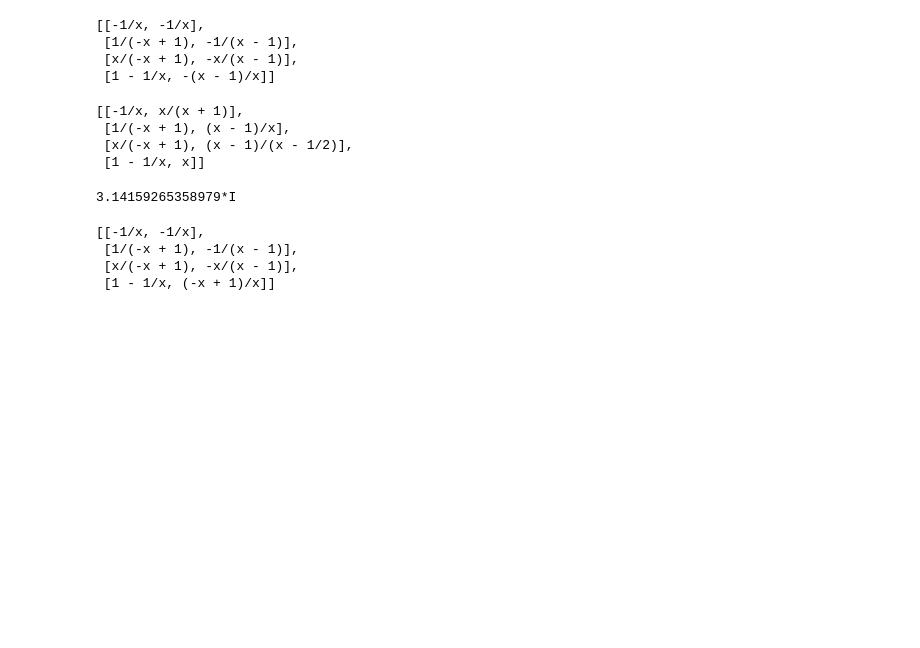
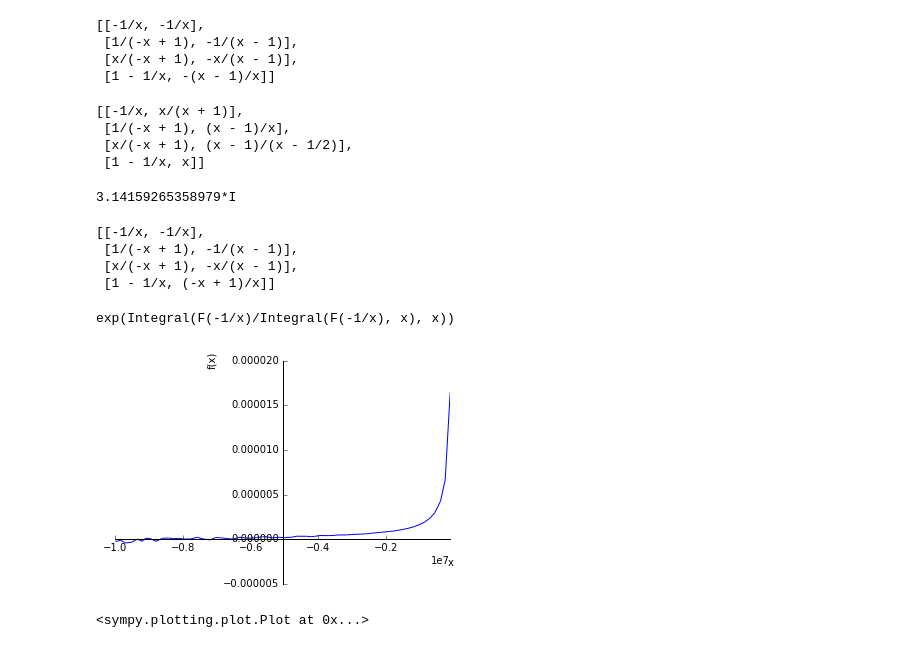
Before and after one commit to skaslev/zeta, a Jupyter notebook: digamma.ipynb, the cells around one changed output. Drawn from its saved outputs; the diff is of its cells as text; code cells hidden in the pictures; blank space fills up the shorter version.

```diff
--- a/digamma.ipynb
+++ b/digamma.ipynb
@@ -100,3 +102,14 @@ log(-1).evalf()
  [1/(-x + 1), -1/(x - 1)],
  [x/(-x + 1), -x/(x - 1)],
  [1 - 1/x, (-x + 1)/x]]
+# %%
+exp(integrate(simplify(log(integrate(F(-1/x), x)).diff(x)), x))
+# %% [output]
+exp(Integral(F(-1/x)/Integral(F(-1/x), x), x))
+# %%
+h = simplify(f - x + euler)
+# %%
+plot(h, (x, -1e7, -1e5))
+# %% [output]
+[figure, added]
+<sympy.plotting.plot.Plot at 0x...>
```
Also changed, not shown: parts of 4 cells of this notebook.
